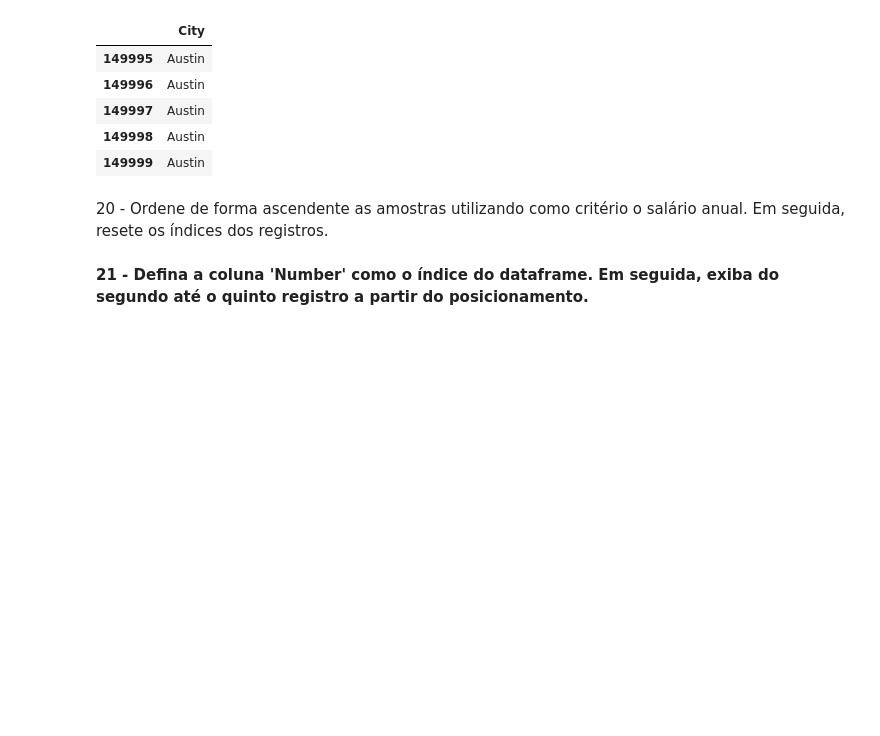
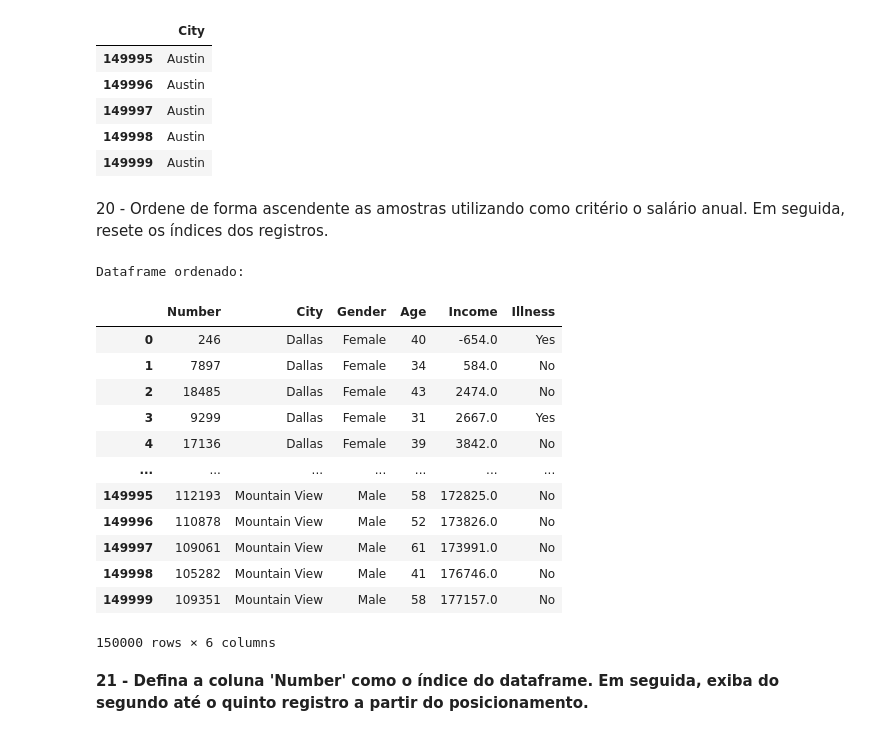
Before and after one commit to ArthurF36/Python_Atv_Pandas, a Jupyter notebook: Notebook/Exercicios_Pandas_Perguntas.ipynb, the cells around one changed output. Saved outputs shown, nothing was run; the diff lists cells and outputs as text; code cells hidden in the pictures; blank space fills up the shorter version.

```diff
--- a/Notebook/Exercicios_Pandas_Perguntas.ipynb
+++ b/Notebook/Exercicios_Pandas_Perguntas.ipynb
@@ -342,3 +341,25 @@ display(df[['City']].tail(5))
+# %%
+# Insira a resposta abaixo.
+df_ordenado = df.sort_values('Income', ascending = True)
+df_ordenado = df_ordenado.reset_index(drop = True)
+
+print("Dataframe ordenado:")
+display(df_ordenado)
+# %% [output]
+Dataframe ordenado:
+|  | Number | City | Gender | Age | Income | Illness |
+| 0 | 246 | Dallas | Female | 40 | -654.0 | Yes |
+| 1 | 7897 | Dallas | Female | 34 | 584.0 | No |
+| 2 | 18485 | Dallas | Female | 43 | 2474.0 | No |
+| 3 | 9299 | Dallas | Female | 31 | 2667.0 | Yes |
+| 4 | 17136 | Dallas | Female | 39 | 3842.0 | No |
+| ... | ... | ... | ... | ... | ... | ... |
+| 149995 | 112193 | Mountain View | Male | 58 | 172825.0 | No |
+| 149996 | 110878 | Mountain View | Male | 52 | 173826.0 | No |
+| 149997 | 109061 | Mountain View | Male | 61 | 173991.0 | No |
+| 149998 | 105282 | Mountain View | Male | 41 | 176746.0 | No |
+| 149999 | 109351 | Mountain View | Male | 58 | 177157.0 | No |
+150000 rows × 6 columns
 # %% [markdown]
 **21 - Defina a coluna 'Number' como o índice do dataframe. Em seguida, exiba do segundo até o quinto registro a partir do posicionamento.**
 # %%
```
Also changed, not shown: parts of 6 cells of this notebook.
